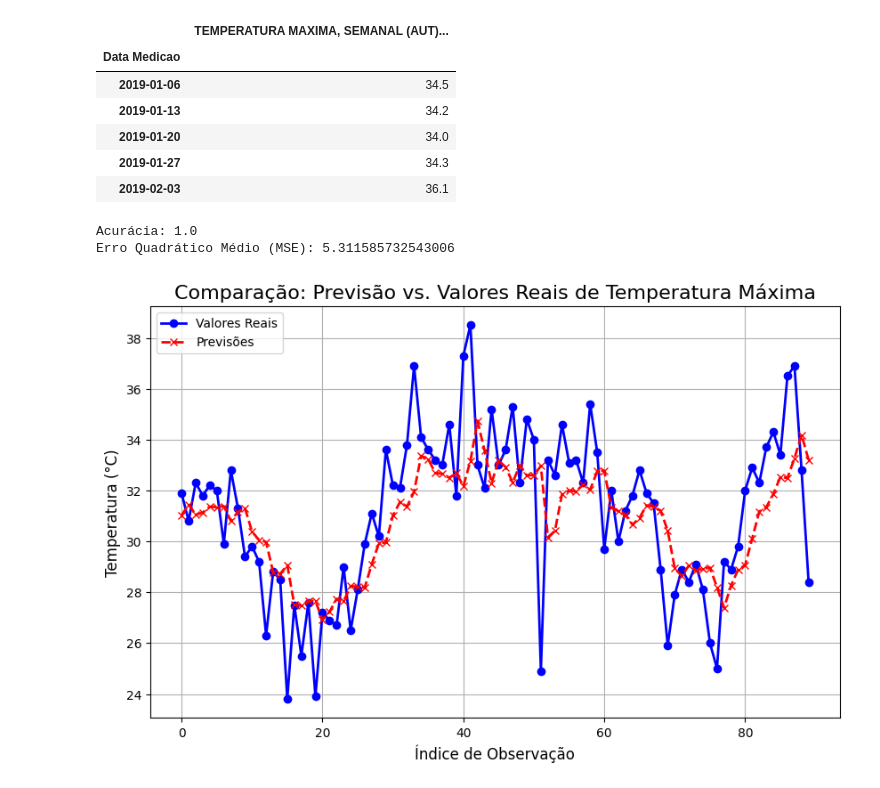
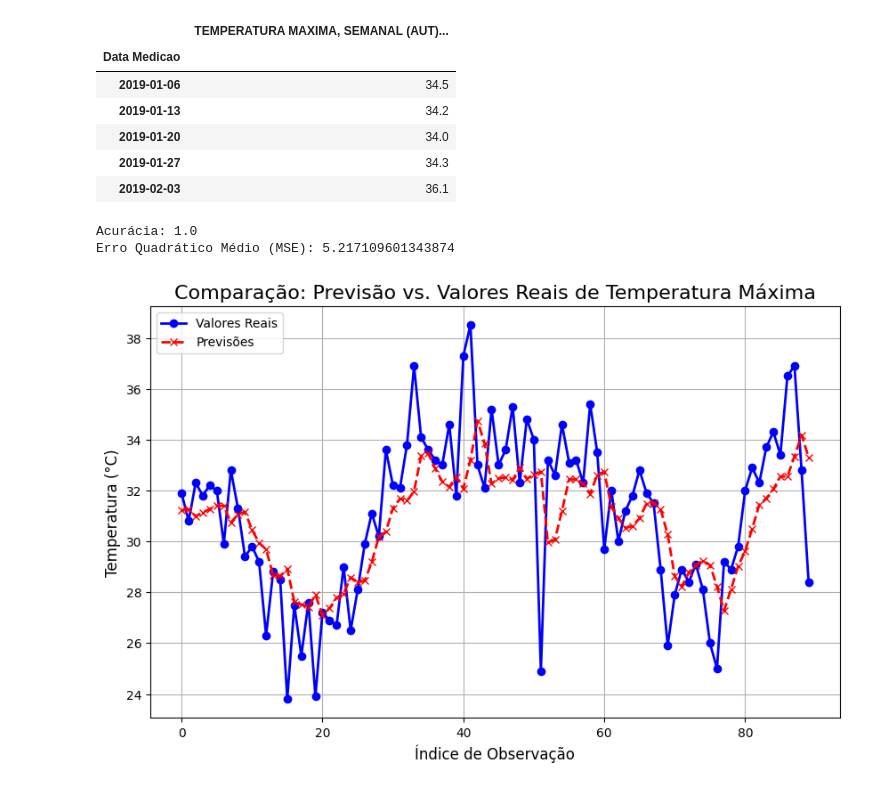
Before and after one commit to Joao-Pedro-Queiroz/Preditor, a Jupyter notebook: projeto.ipynb, the cells around one changed output. Drawn from its saved outputs; the diff is of its cells as text; code cells hidden in the pictures.

```diff
--- a/projeto.ipynb
+++ b/projeto.ipynb
@@ -134,7 +134,7 @@ g = grad(loss)
 df['TEMPERATURA MAXIMA, DIARIA (AUT)(°C)'] = pd.to_numeric(df['TEMPERATURA MAXIMA, DIARIA (AUT)(°C)'], errors='coerce')
 df = df.dropna(subset=['TEMPERATURA MAXIMA, DIARIA (AUT)(°C)'])
 
-n_passos = 5
+n_passos = 4
 X, Y = criar_janelas_temporais(df, n_passos)
 
 n_treino = int(len(X) * 0.7)
@@ -236,7 +236,7 @@ g = grad(loss)
 df['TEMPERATURA MAXIMA, SEMANAL (AUT)(°C)'] = pd.to_numeric(df['TEMPERATURA MAXIMA, SEMANAL (AUT)(°C)'], errors='coerce')
 df = df.dropna(subset=['TEMPERATURA MAXIMA, SEMANAL (AUT)(°C)'])
 
-n_passos = 5
+n_passos = 3
 X, Y = criar_janelas_temporais(df, n_passos)
 
 n_treino = int(len(X) * 0.7)
@@ -261,32 +261,32 @@ for n in range(n_treinos):
     grad_ = g((w, b, pontos, alvos))
     w -= alpha * grad_[0]
     b -= alpha * grad_[1]
 
 
 y_est = w.T @ X_test.T + b
 
 y_test = np.array([y_test])
 
 print(f"Acurácia: {accuracy(y_test, y_est)}")
 
 mse = calcular_mse(y_test, y_est)
 print(f"Erro Quadrático Médio (MSE): {mse}")
 
 n_samples = 100
 y_test_sample = y_test.flatten()[:n_samples]
 y_est_sample = y_est.flatten()[:n_samples]
 
 
 plt.figure(figsize=(10, 6))
 plt.plot(y_test_sample, label="Valores Reais", color='blue', marker='o', linestyle='-', linewidth=2)
 plt.plot(y_est_sample, label="Previsões", color='red', marker='x', linestyle='--', linewidth=2)
 plt.title("Comparação: Previsão vs. Valores Reais de Temperatura Máxima", fontsize=16)
 plt.xlabel("Índice de Observação", fontsize=12)
 plt.ylabel("Temperatura (°C)", fontsize=12)
 plt.legend(loc="upper left")
 plt.grid(True)
 plt.show()
 # %% [output]
 Acurácia: 1.0
-Erro Quadrático Médio (MSE): 5.311585732543006
+Erro Quadrático Médio (MSE): 5.217109601343874
-[figure, old version]
+[figure, new version]
```
Also changed, not shown: parts of 1 cell of this notebook.
